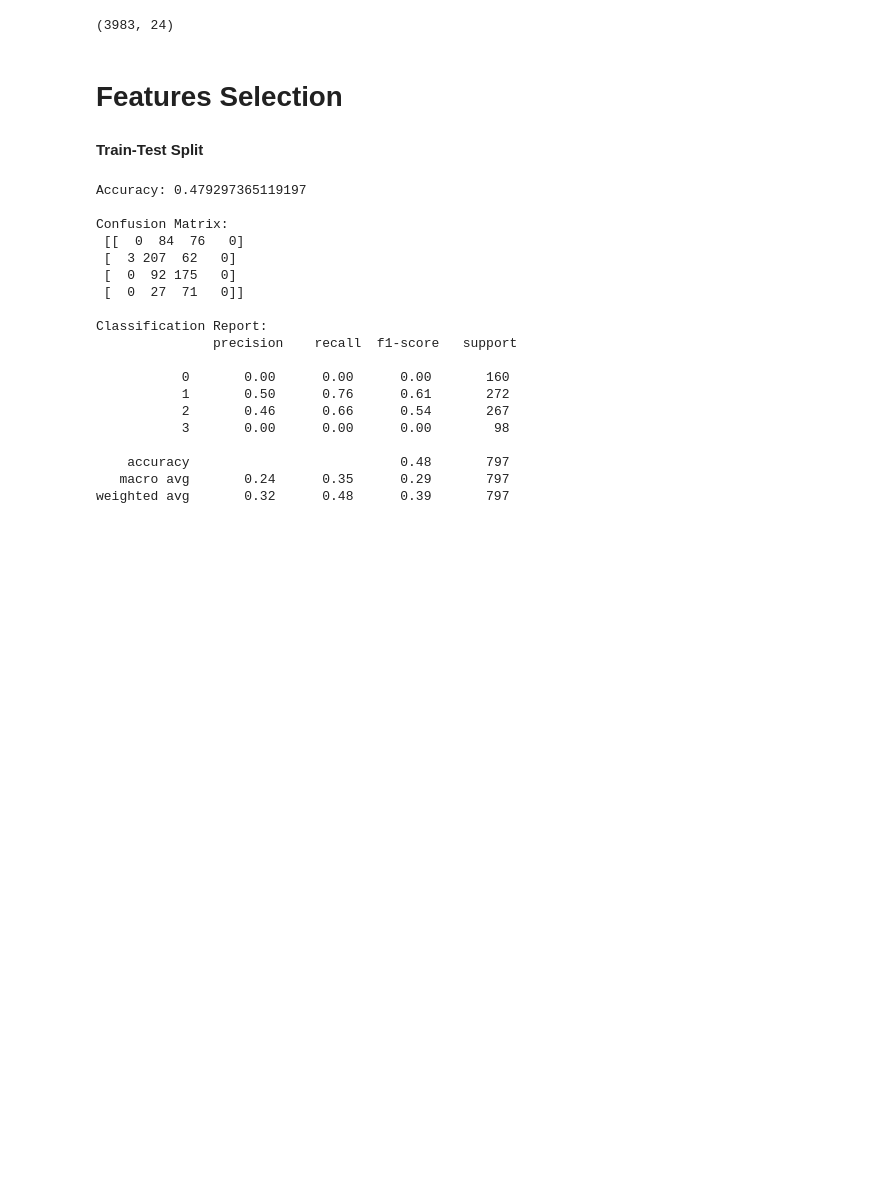
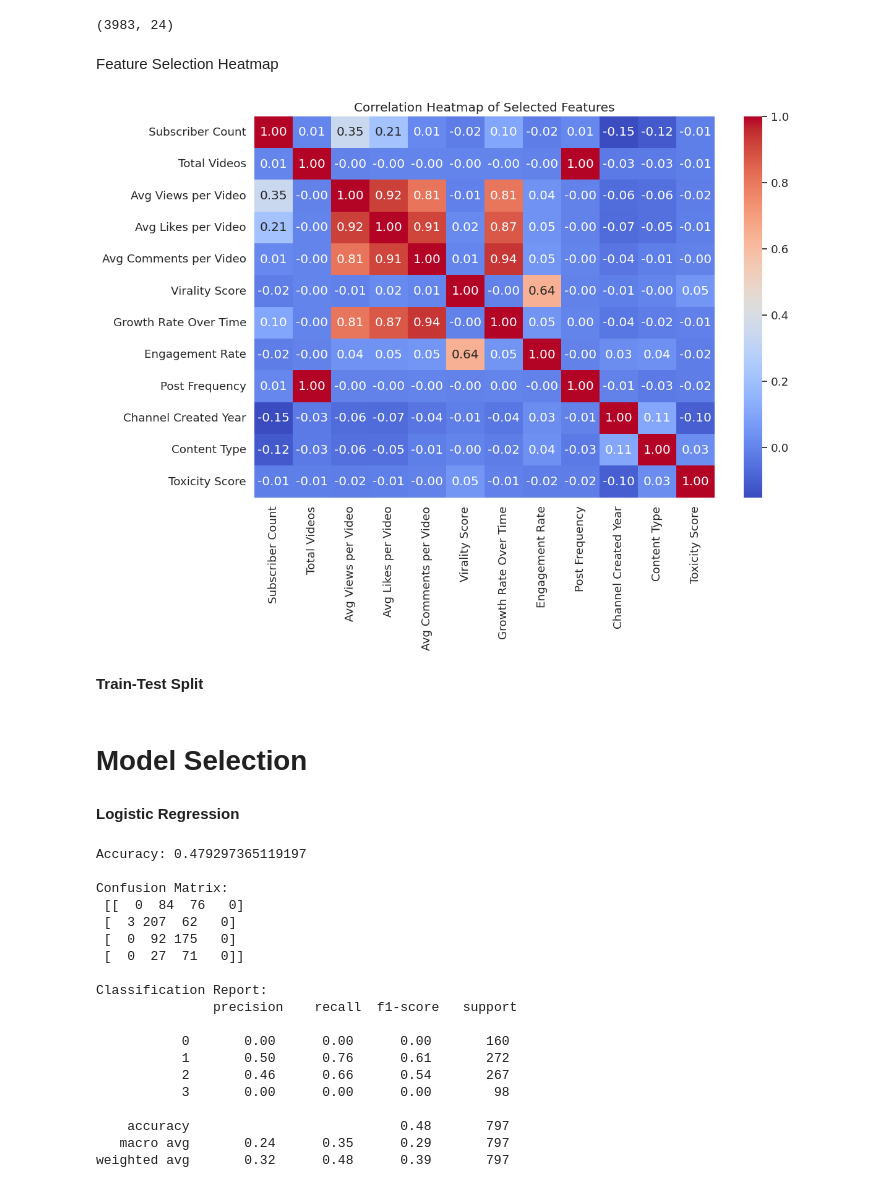
Before and after one commit to Joyna-Joy/dsa_internship_project_2024, a Jupyter notebook: Internship.ipynb, the cells around one changed output. Cells and saved outputs as stored; diff of their text form; code cells hidden in the pictures; blank space fills up the shorter version.

```diff
--- a/Internship.ipynb
+++ b/Internship.ipynb
@@ -881,8 +889,15 @@ df.dropna(inplace=True)
 df.shape
 # %% [output]
 (3983, 24)
-# %% [markdown]
-# **Features Selection**
+# %% [markdown]
+Feature Selection Heatmap
+# %%
+plt.figure(figsize=(12, 8))
+sns.heatmap(df[selected_features].corr(), annot=True, fmt=".2f", cmap='coolwarm')
+plt.title("Correlation Heatmap of Selected Features")
+plt.show()
+# %% [output]
+[figure, added]
 # %%
 X = df[selected_features]
 y = df['Popularity Category Label']
@@ -892,6 +907,10 @@ y = df['Popularity Category Label']
 from sklearn.model_selection import train_test_split
 
 X_train, X_test, y_train, y_test = train_test_split(X, y, test_size=0.2, stratify=y, random_state=42)
+# %% [markdown]
+# **Model Selection**
+# %% [markdown]
+**Logistic Regression**
 # %%
 from sklearn.linear_model import LogisticRegression
 
```
Also changed, not shown: parts of 19 cells of this notebook.
